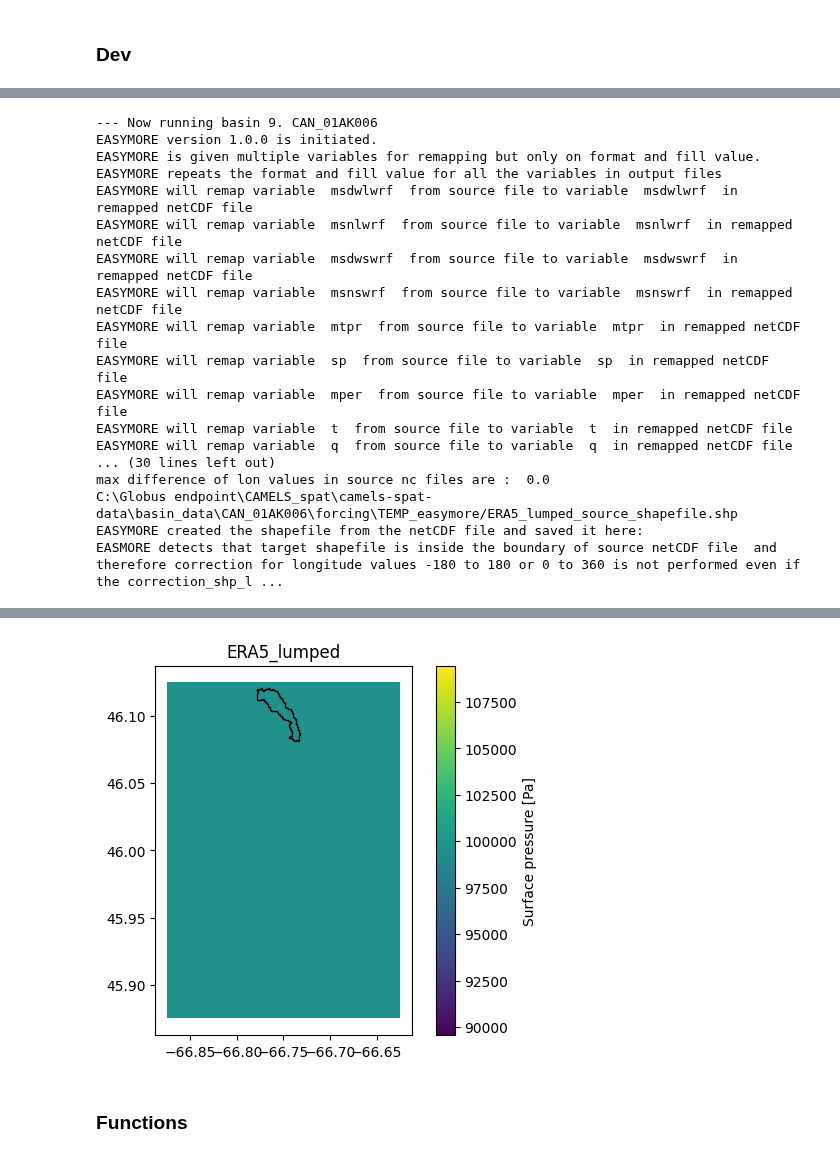
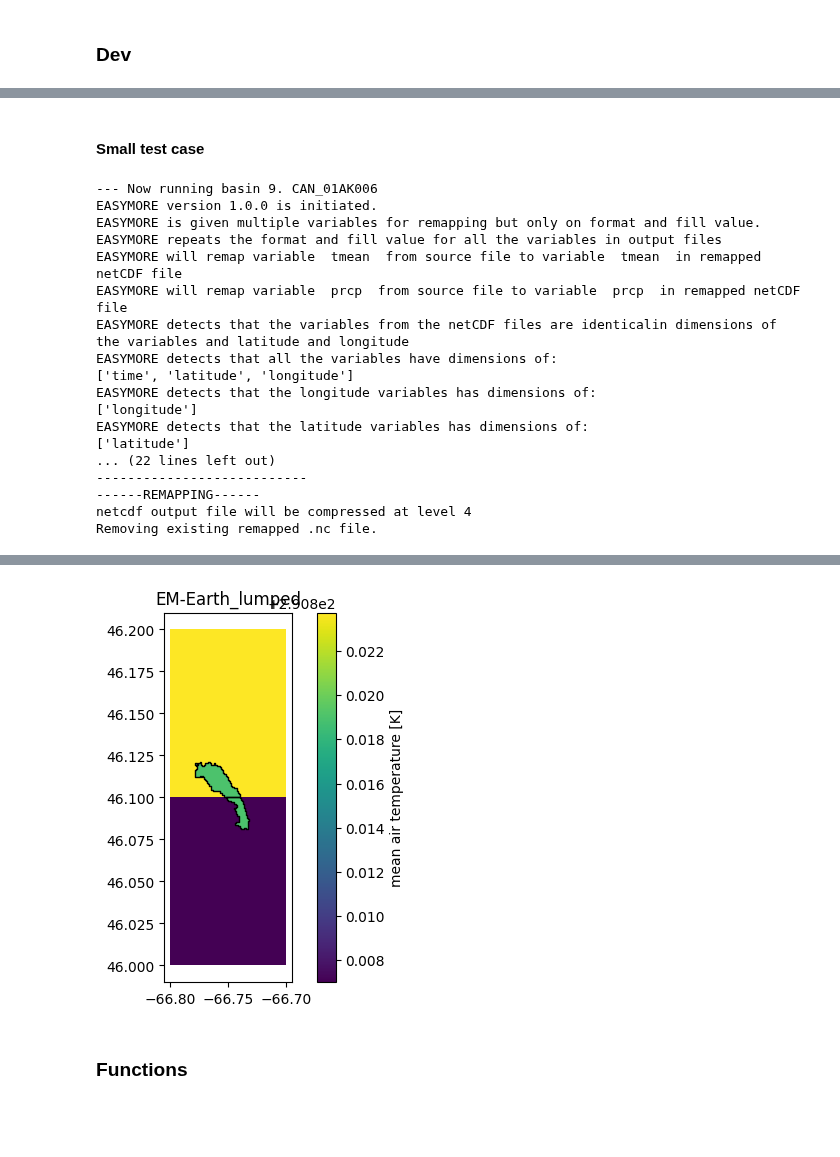
Before and after one commit to CH-Earth/camels_spat, a Jupyter notebook: 7_forcing_data/3_average_forcing_to_hrus.ipynb, the cells around one changed output, grey strips where cells are left out. Drawn from its saved outputs; the diff is of its cells as text; code cells hidden in the pictures; blank space fills up the shorter version.

Commit message:
gridded forcing to HRU-average

```diff
--- a/7_forcing_data/3_average_forcing_to_hrus.ipynb
+++ b/7_forcing_data/3_average_forcing_to_hrus.ipynb
@@ -52,7 +52,7 @@ eme_spacing = 0.10
 for ix,row in cs_meta.iterrows():
 
     # DEBUGGING
-    if ix != 9: continue
+    if (ix != 0) and (ix != 9): continue
 
     # Check if we need to run downloads for this station at all
     missing = cs.flow_obs_unavailable(cs_unusable, row.Country, row.Station_id)
@@ -70,8 +70,8 @@ for ix,row in cs_meta.iterrows():
         cs.add_crs_to_shapefile(shp)
 
     # Get the forcing files
-    eme_merged_files = sorted(glob.glob(str(raw_fold/'EM_Earth_[0-9][0-9][0-9][0-9]-[0-9][0-9].nc'))) # list
-    era_merged_files = sorted(glob.glob(str(raw_fold/'ERA5_[0-9][0-9][0-9][0-9]-[0-9][0-9].nc'))) # list
+    eme_merged_files = sorted(glob.glob(str(raw_fold/'EM_Earth_[0-9][0-9][0-9][0-9]-[0-9][0-9].nc')))[0:2] # list
+    era_merged_files = sorted(glob.glob(str(raw_fold/'ERA5_[0-9][0-9][0-9][0-9]-[0-9][0-9].nc')))[0:2] # list
     era_invariant = glob.glob(str(raw_fold/'ERA5_*_invariants.nc'))
 
     # Make forcing shapefiles
@@ -89,31 +89,31 @@ for ix,row in cs_meta.iterrows():
     era5_can_remap = cs.check_can_remap_as_is(era_merged_files[0]) # we can assume that if this applies to one file, it applies to all
     if era5_can_remap:
         print('Remapping ERA5')
-        era_lump_esmr = easymore_workflow('ERA5', 'lumped', esmr_temp, era_grid_shp, shp_lump_path, lump_fold, era_merged_files)
-        era_dist_esmr = easymore_workflow('ERA5', 'dist',   esmr_temp, era_grid_shp, shp_dist_path, dist_fold, era_merged_files)
+        era_lump_esmr = cs.easymore_workflow('ERA5', 'lumped', esmr_temp, era_grid_shp, shp_lump_path, lump_fold, era_merged_files)
+        era_dist_esmr = cs.easymore_workflow('ERA5', 'dist',   esmr_temp, era_grid_shp, shp_dist_path, dist_fold, era_merged_files)
     else:
         # Files are 1x1 (lat x lon), use the workflow that adds padding of empty cells around this so we can keep using EASYMORE
-        era_lump_esmr = easymore_workflow_with_cell_padding('ERA5', 'lumped', esmr_temp, era_grid_shp, shp_lump_path, lump_fold,
+        era_lump_esmr = cs.easymore_workflow_with_cell_padding('ERA5', 'lumped', esmr_temp, era_grid_shp, shp_lump_path, lump_fold,
                                                             era_merged_files, grid_spacing=era_spacing)
-        era_dist_esmr = easymore_workflow_with_cell_padding('ERA5', 'dist',   esmr_temp, era_grid_shp, shp_dist_path, dist_fold,
+        era_dist_esmr = cs.easymore_workflow_with_cell_padding('ERA5', 'dist',   esmr_temp, era_grid_shp, shp_dist_path, dist_fold,
                                                             era_merged_files, grid_spacing=era_spacing)
 
     # Repeate for EM-Earth: because EM-Earth has a smaller spacing than ERA5, it is possible that we can remap one but not the other, hence separate
     eme_can_remap = cs.check_can_remap_as_is(eme_merged_files[0]) # we can assume that if this applies to one file, it applies to all
     if eme_can_remap:
         print('Remapping EM-Earth')
-        eme_lump_esmr = easymore_workflow('EM-Earth', 'lumped', esmr_temp, eme_grid_shp, shp_lump_path, lump_fold, eme_merged_files)
-        eme_dist_esmr = easymore_workflow('EM-Earth', 'dist',   esmr_temp, eme_grid_shp, shp_dist_path, dist_fold, eme_merged_files)
+        eme_lump_esmr = cs.easymore_workflow('EM-Earth', 'lumped', esmr_temp, eme_grid_shp, shp_lump_path, lump_fold, eme_merged_files)
+        eme_dist_esmr = cs.easymore_workflow('EM-Earth', 'dist',   esmr_temp, eme_grid_shp, shp_dist_path, dist_fold, eme_merged_files)
     else:
-        eme_lump_esmr = easymore_workflow_with_cell_padding('EM-Earth', 'lumped', esmr_temp, eme_grid_shp, shp_lump_path, lump_fold,
+        eme_lump_esmr = cs.easymore_workflow_with_cell_padding('EM-Earth', 'lumped', esmr_temp, eme_grid_shp, shp_lump_path, lump_fold,
                                                             eme_merged_files, grid_spacing=eme_spacing)
-        eme_dist_esmr = easymore_workflow_with_cell_padding('EM-Earth', 'dist',   esmr_temp, eme_grid_shp, shp_dist_path, dist_fold,
+        eme_dist_esmr = cs.easymore_workflow_with_cell_padding('EM-Earth', 'dist',   esmr_temp, eme_grid_shp, shp_dist_path, dist_fold,
                                                             eme_merged_files, grid_spacing=eme_spacing)
 
     # Create a graphical check of what we just did
     fig_file = esmr_temp.parent / f'{row.Country}_{row.Station_id}_spatial_averaging.png'
-    era5_eme_easymore_plotting_loop( [era_lump_esmr, era_dist_esmr, eme_lump_esmr, eme_dist_esmr], esmr_temp, fig_file )
+    cs.era5_eme_easymore_plotting_loop( [era_lump_esmr, era_dist_esmr, eme_lump_esmr, eme_dist_esmr], esmr_temp, fig_file )
 
     # Remove the EASYMORE temp folder
-    shutil.rmtree(esmr_temp)
+    #shutil.rmtree(esmr_temp)
 # %% [output]
@@ -200,3 +341,5 @@ eme.close()
+# %% [markdown]
+#### Small test case
 # %%
 # small area test case
 ix = 9
@@ -219,35 +362,35 @@ era_invariant = glob.glob(str(raw_fold/'ERA5_*_invariants.nc'))
 
 # Make forcing grid shapefiles
 era_grid_shp, eme_grid_shp = cs.prepare_forcing_grid_shapefiles(row.Country, row.Station_id, Path(data_path)/cs_basin_folder)
-cs.make_forcing_grid_shapefile(era_merged_files[0], era_grid_shp)
+cs.make_forcing_grid_shapefile(eme_merged_files[0], eme_grid_shp)
 
 # Prepare for remapping
 esmr_temp = cs.prepare_easymore_temp_folder(row.Country, row.Station_id, Path(data_path)/cs_basin_folder)
 
 # Check if can do the remapping with EASYMORE with files as-is, and act accordingly
-era5_can_remap = cs.check_can_remap_as_is(era_merged_files[0]) # we can assume that if this applies to one file, it applies to all
+eme_can_remap = cs.check_can_remap_as_is(eme_merged_files[0]) # we can assume that if this applies to one file, it applies to all
 
 # --- Replicate the easymore_workflow_with_cell_padding() internals
-esmr = easymore_workflow_with_cell_padding('ERA5', 'lumped', esmr_temp,
-                                            era_grid_shp, shp_lump_path, lump_fold, era_merged_files, grid_spacing=era_spacing)
+esmr = easymore_workflow_with_cell_padding('EM-Earth', 'lumped', esmr_temp,
+                                            eme_grid_shp, shp_lump_path, lump_fold, eme_merged_files, grid_spacing=eme_spacing)
 
 # Make a plot
-plot_averaging_check(esmr, esmr_temp, 'sp', ax='', save_here='')
+plot_averaging_check(esmr, esmr_temp, 'tmean', ax='', save_here='')
 # %% [output]
 --- Now running basin 9. CAN_01AK006
 EASYMORE version 1.0.0 is initiated.
 EASYMORE is given multiple variables for remapping but only on format and fill value. EASYMORE repeats the format and fill value for all the variables in output files
-EASYMORE will remap variable  msdwlwrf  from source file to variable  msdwlwrf  in remapped netCDF file
-EASYMORE will remap variable  msnlwrf  from source file to variable  msnlwrf  in remapped netCDF file
-EASYMORE will remap variable  msdwswrf  from source file to variable  msdwswrf  in remapped netCDF file
-EASYMORE will remap variable  msnswrf  from source file to variable  msnswrf  in remapped netCDF file
-EASYMORE will remap variable  mtpr  from source file to variable  mtpr  in remapped netCDF file
-EASYMORE will remap variable  sp  from source file to variable  sp  in remapped netCDF file
-EASYMORE will remap variable  mper  from source file to variable  mper  in remapped netCDF file
-EASYMORE will remap variable  t  from source file to variable  t  in remapped netCDF file
-EASYMORE will remap variable  q  from source file to variable  q  in remapped netCDF file
-... (30 lines left out)
-max difference of lon values in source nc files are :  0.0
-C:\Globus endpoint\CAMELS_spat\camels-spat-data\basin_data\CAN_01AK006\forcing\TEMP_easymore/ERA5_lumped_source_shapefile.shp
-EASYMORE created the shapefile from the netCDF file and saved it here:
-EASMORE detects that target shapefile is inside the boundary of source netCDF file  and therefore correction for longitude values -180 to 180 or 0 to 360 is not performed even if  the correction_shp_l ...
+EASYMORE will remap variable  tmean  from source file to variable  tmean  in remapped netCDF file
+EASYMORE will remap variable  prcp  from source file to variable  prcp  in remapped netCDF file
+EASYMORE detects that the variables from the netCDF files are identicalin dimensions of the variables and latitude and longitude
+EASYMORE detects that all the variables have dimensions of:
+['time', 'latitude', 'longitude']
+EASYMORE detects that the longitude variables has dimensions of:
+['longitude']
+EASYMORE detects that the latitude variables has dimensions of:
+['latitude']
+... (22 lines left out)
+---------------------------
+------REMAPPING------
+netcdf output file will be compressed at level 4
+Removing existing remapped .nc file.
@@ -269,6 +412,6 @@ It took 53.978754 seconds to finish the remapping of variable(s)
 ---------------------
 ---------------------
-[figure, old version]
+[figure, new version]
 # %% [markdown]
 ### Functions
 # %%
```
Also changed, not shown: parts of 15 cells of this notebook, 1 other file.
